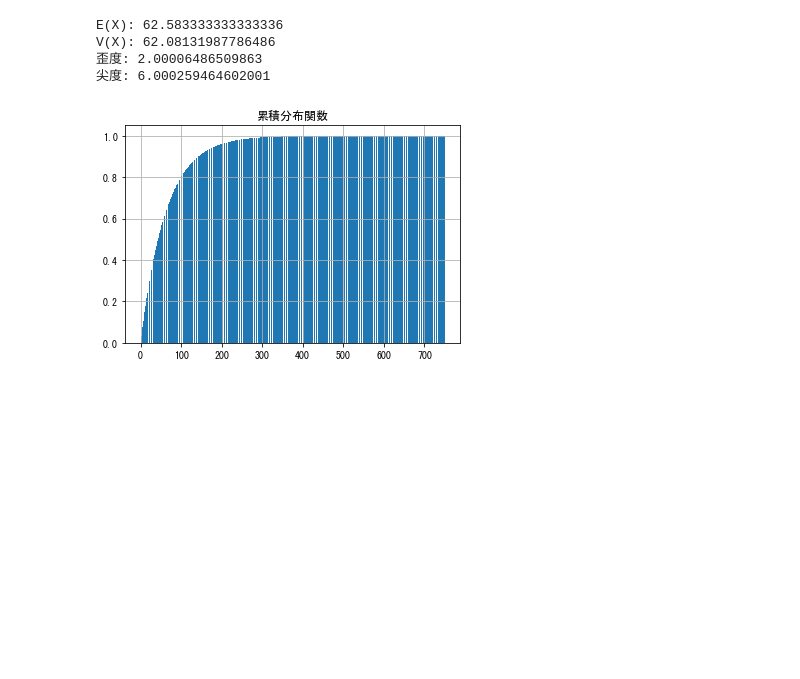
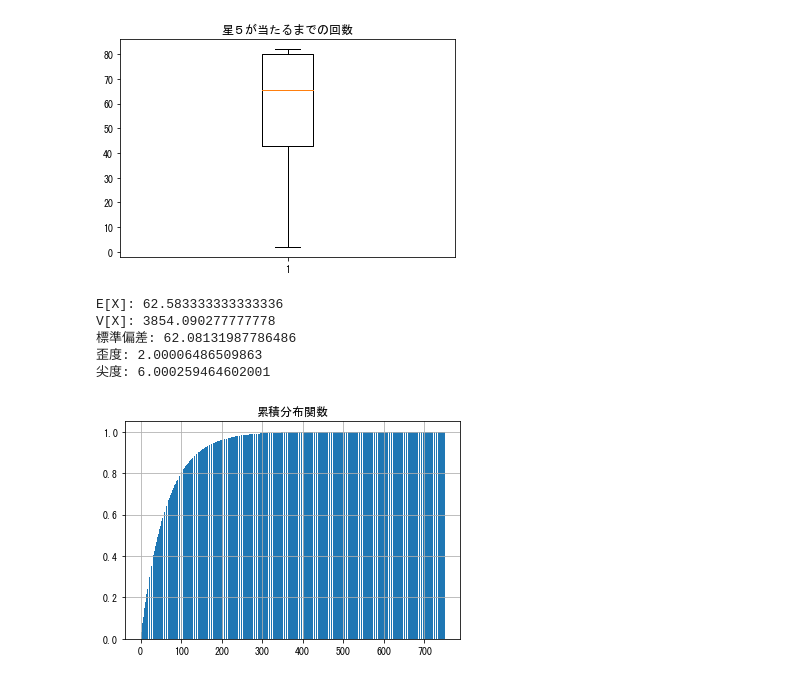
Before and after one commit to Colincon2020/paimon_statistic, a Jupyter notebook: paimon_characters_estimation.ipynb, the cells around one changed output. Saved outputs shown, nothing was run; the diff lists cells and outputs as text; code cells hidden in the pictures; blank space fills up the shorter version.

```diff
--- a/paimon_characters_estimation.ipynb
+++ b/paimon_characters_estimation.ipynb
@@ -47,12 +70,20 @@ print("標準偏差： {:.6f}".format(math.sqrt((1-p1)/(p1*p1))))
+# %%
+plt.boxplot(x)
+plt.title("星５が当たるまでの回数")
+plt.show()
+# %% [output]
+[figure, added]
 # %%
 mean,variance,skewness,kurtosis=stats.geom.stats(p1,moments="mvsk")
-print("E(X):",mean)
-print("V(X):",math.sqrt(variance))
+print("E[X]:",mean)
+print("V[X]:",variance)
+print("標準偏差:",math.sqrt(variance))
 print("歪度:",skewness)
 print("尖度:",kurtosis)
 # %% [output]
-E(X): 62.583333333333336
-V(X): 62.08131987786486
+E[X]: 62.583333333333336
+V[X]: 3854.090277777778
+標準偏差: 62.08131987786486
 歪度: 2.00006486509863
 尖度: 6.000259464602001
 # %%
```
Also changed, not shown: parts of 6 cells of this notebook.
